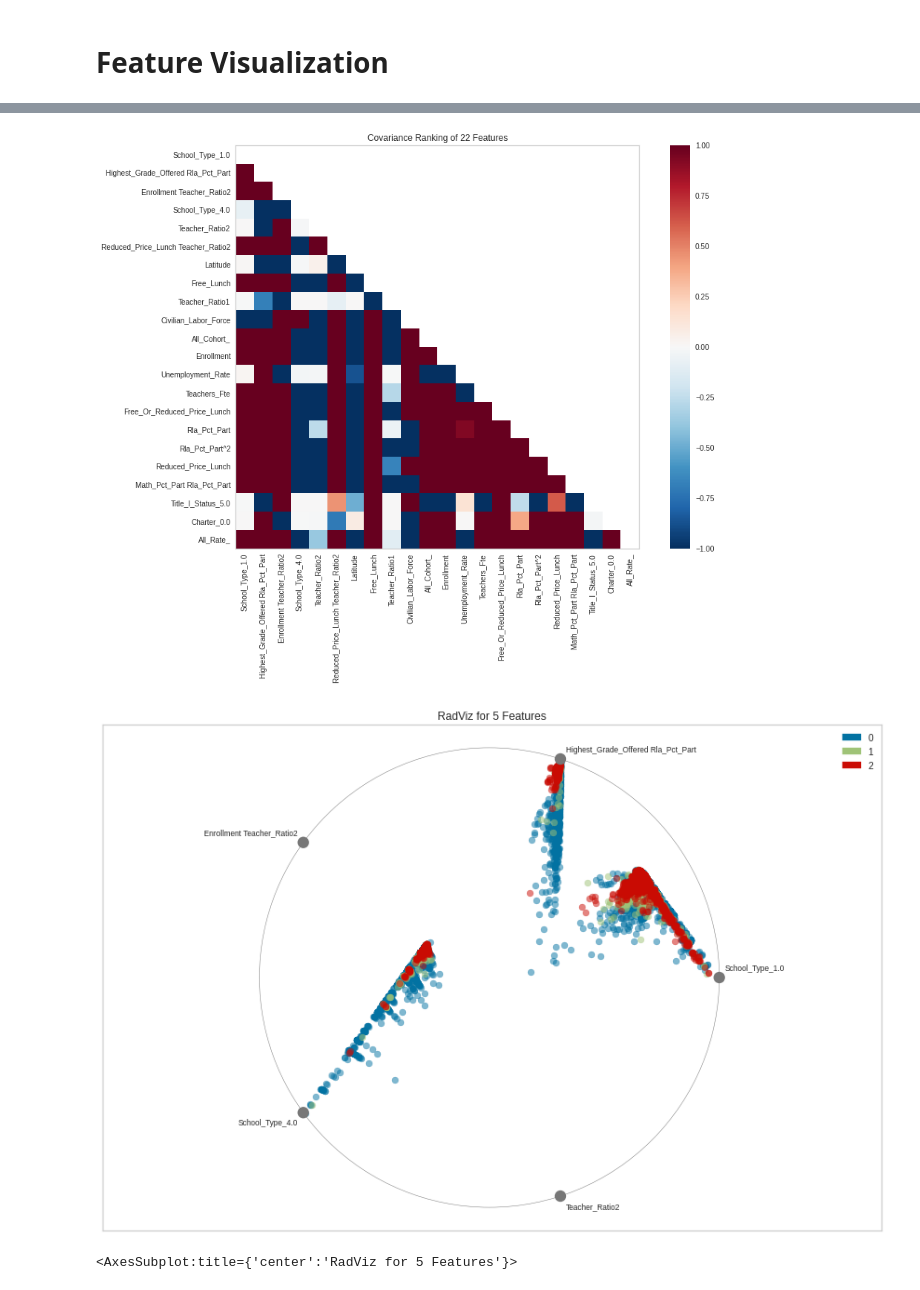
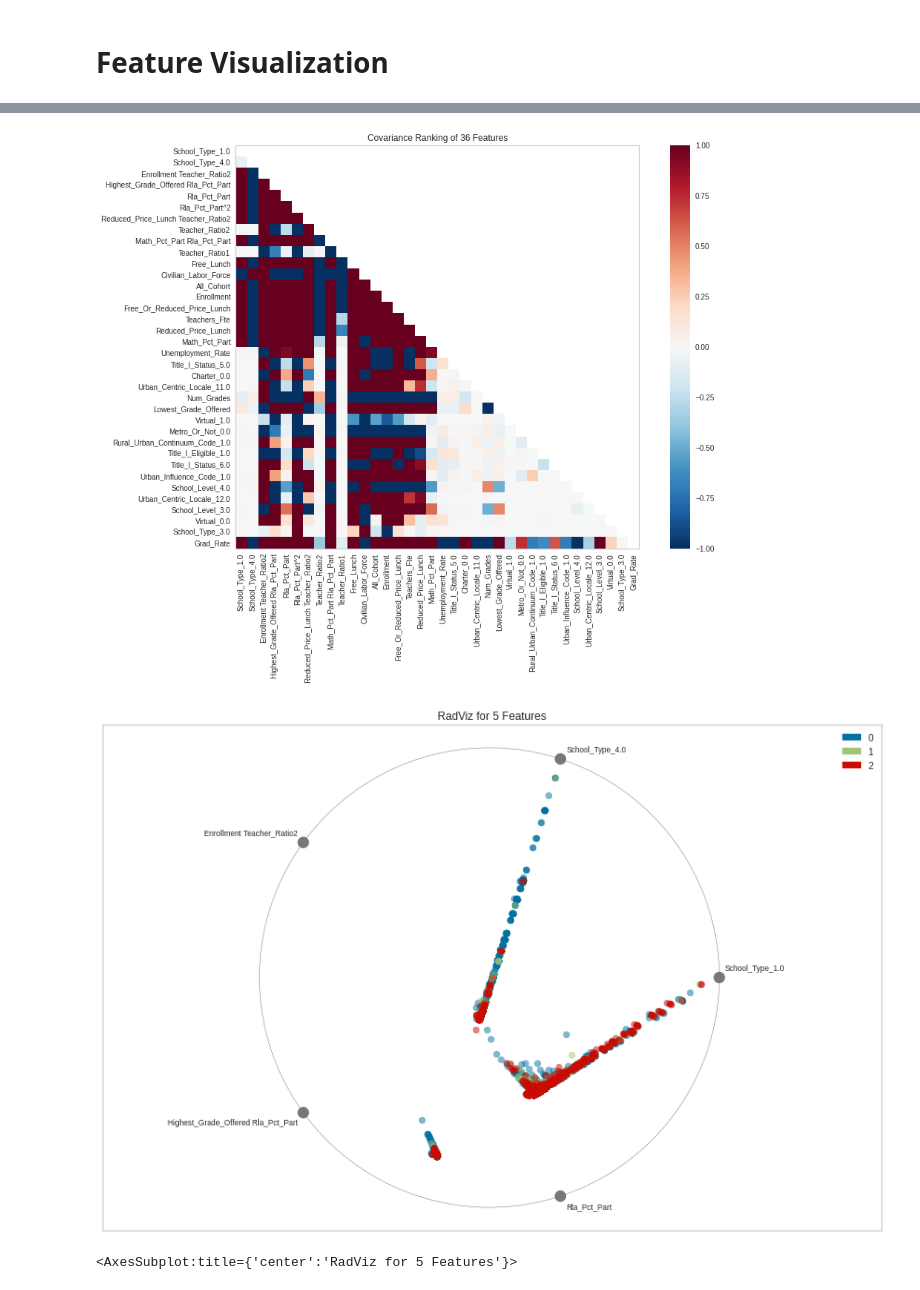
Before and after one commit to georgetown-analytics/student-outcomes, a Jupyter notebook: notebooks/feature_engineering_1.ipynb, the cells around one changed output, grey strips where cells are left out. Cells and saved outputs as stored; diff of their text form; code cells hidden in the pictures.

```diff
--- a/notebooks/feature_engineering_1.ipynb
+++ b/notebooks/feature_engineering_1.ipynb
@@ -342,14 +384,14 @@ def make_onehot_pipe(X):
     return pipe
 
 
-def show_feature_importances(Xtrain, ytrain, topn, pipe = make_onehot_pipe(Xtrain)):
+def show_feature_importances(Xtrain, ytrain, topn, pipe=make_onehot_pipe(Xtrain)):
     """ Plot feature importances using RandomForestRegressor """
     viz = FeatureImportances(RandomForestRegressor(
-        n_estimators=350, max_depth=10, max_features=55, n_jobs=3), topn=topn, relative=False)
+        n_estimators=800, max_depth=13, max_features=0.3, n_jobs=3), topn=topn, relative=False)
     viz.fit(pipe.fit_transform(Xtrain), ytrain)
     viz.show()
     return viz
 
 
-show_feature_importances(Xtrain, ytrain, 20,make_poly_onehot_pipe(Xtrain))
+show_feature_importances(Xtrain, ytrain, 20, make_poly_onehot_pipe(Xtrain))
 # %% [output]
@@ -462,4 +499,4 @@ num top feats: 59
     * It is not really required in our case due to the size of the data
 # %%
-show_feature_importances(X,y,topn=20,pipe=make_onehot_pipe(X))
+feature_importances = show_feature_importances(X, y, topn=20, pipe=make_onehot_pipe(X))
 # %% [output]
@@ -474,20 +530,25 @@ FeatureImportances(ax=<AxesSubplot:title={'center':'Feature Importances of Top 2
 # %%
-# Running Feature Importance with two slightly different depths gave us a 21st feature, Charter_0.0 so we added that in too.
-top_21_features = ["School_Type_1.0","Highest_Grade_Offered Rla_Pct_Part","Enrollment Teacher_Ratio2", "School_Type_4.0","Teacher_Ratio2","Reduced_Price_Lunch Teacher_Ratio2", "Latitude", "Free_Lunch", "Teacher_Ratio1", "Civilian_Labor_Force", "All_Cohort_", "Enrollment", "Unemployment_Rate", "Teachers_Fte", "Free_Or_Reduced_Price_Lunch", "Rla_Pct_Part", "Rla_Pct_Part^2","Reduced_Price_Lunch", "Math_Pct_Part Rla_Pct_Part", "Title_I_Status_5.0", "Charter_0.0"]
 pipe = make_onehot_pipe(X)
 X_transformed = pipe.fit_transform(X)
-X_transformed = X_transformed[top_21_features]
+X_transformed = X_transformed[features_to_keep]
 # Add in identifiers for understanding
-X_transformed["All_Rate_"] = y
+X_transformed["Grad_Rate"] = y
 X_transformed["Ncessch"] = df.Ncessch
 X_transformed["Year"] = df.Year
 X_transformed["Schnam"] = df.Schnam
 X_transformed["Stnam"] = df.Stnam
-X_transformed["Fipst"] = df.Fipst
 df_minimal = X_transformed
-df_minimal.to_csv("../data/mergeB_minimal_features.csv", index=False)
-df.drop(["Metro_Or_Not"],axis=1,inplace=True)
-df.to_csv("../data/mergeB_final_features.csv", index=False)
+df_minimal.to_csv("../data/dataset_minimal_features_for_modeling.csv", index=False)
+
+df_larger = pipe.fit_transform(X)
+# Add in identifiers for understanding
+df_larger["Grad_Rate"] = y
+df_larger["Ncessch"] = df.Ncessch
+df_larger["Year"] = df.Year
+df_larger["Schnam"] = df.Schnam
+df_larger["Stnam"] = df.Stnam
+df_larger.drop(["Highest_Grade_Offered", "Ungrade_Cedp_0.0"], axis=1, inplace=True)
+df_larger.to_csv("../data/dataset_final_features_for_modeling.csv", index=False)
 # %% [markdown]
 # Feature Visualization
 # %%
@@ -509,29 +558,30 @@ df_minimal
 # %%
 # Rad viz using equal sized blocked
 # Rad viz using percentile
 
 
 from yellowbrick.features import Rank2D
 from yellowbrick.features import RadViz
 from yellowbrick.features import ParallelCoordinates
 
 
-visualizer = Rank2D(algorithm='covariance', features=(df_minimal[top_21_features + ['All_Rate_']].columns.tolist()) , size=(1080, 720))
-visualizer.fit(df_minimal[top_21_features + ['All_Rate_']], y=None)
-visualizer.transform(df_minimal[top_21_features + ['All_Rate_']])
+visualizer = Rank2D(algorithm='covariance', features=(
+    df_minimal[features_to_keep + ['Grad_Rate']].columns.tolist()), size=(1080, 720))
+visualizer.fit(df_minimal[features_to_keep + ['Grad_Rate']], y=None)
+visualizer.transform(df_minimal[features_to_keep + ['Grad_Rate']])
 visualizer.show()
 
 # Split y into 3 bins
 # Rad viz using top 5 features
-bins = np.percentile(y, [33, 66])
-y_binned = np.digitize(y,bins=bins)
-features = top_21_features[0:5]
+bins = np.percentile(y, [33,66])
+y_binned = np.digitize(y, bins=bins)
+features = features_to_keep[0:5]
 visualizer = RadViz(classes=None, alpha=0.5,
-                  features=features, size=(1080, 720), fontsize=40)
+                    features=features, size=(1080, 720), fontsize=40)
 visualizer.fit(df_minimal[features], y_binned)
 visualizer.transform(df_minimal[features])
 visualizer.show(fontsize=20)
 # %% [output]
-[figure, old version]
+[figure, new version]
-[figure, old version]
+[figure, new version]
 <AxesSubplot:title={'center':'RadViz for 5 Features'}>
```
Also changed, not shown: parts of 33 cells of this notebook, 27 other files.
